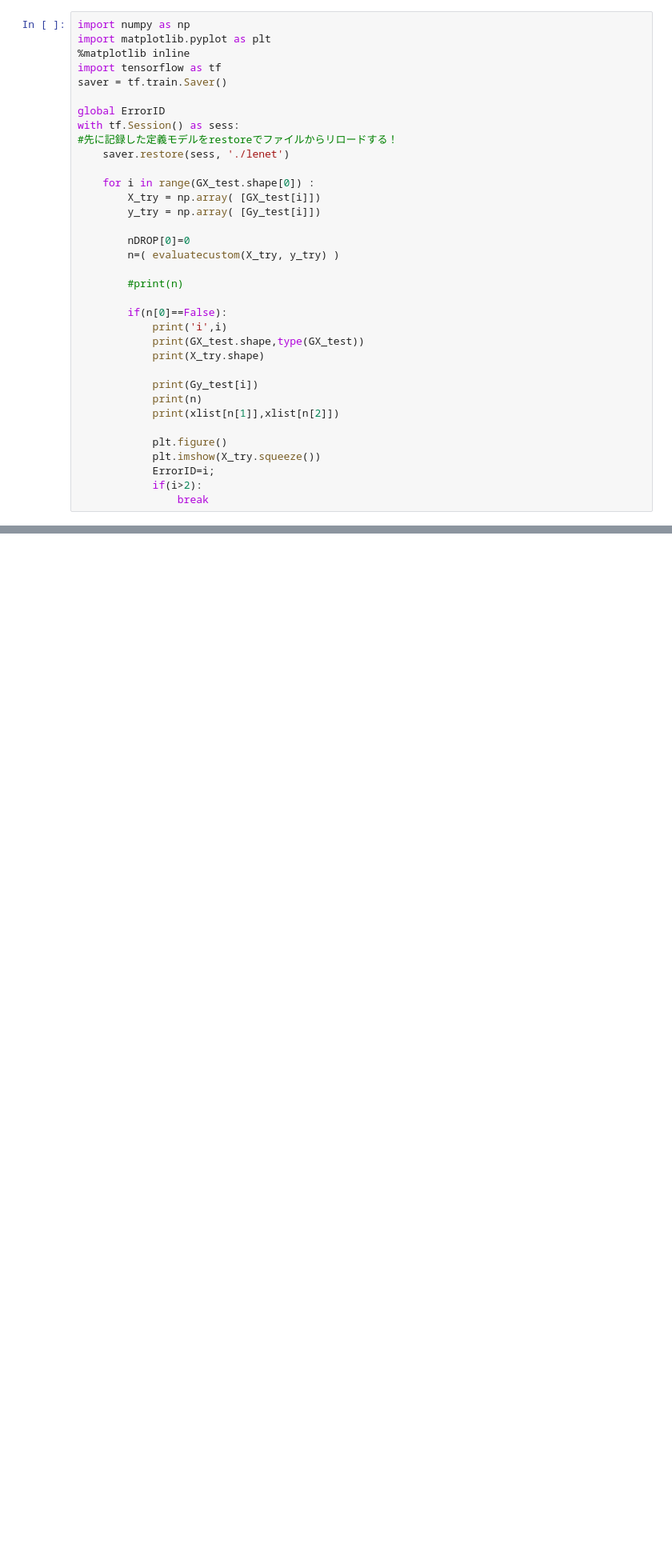
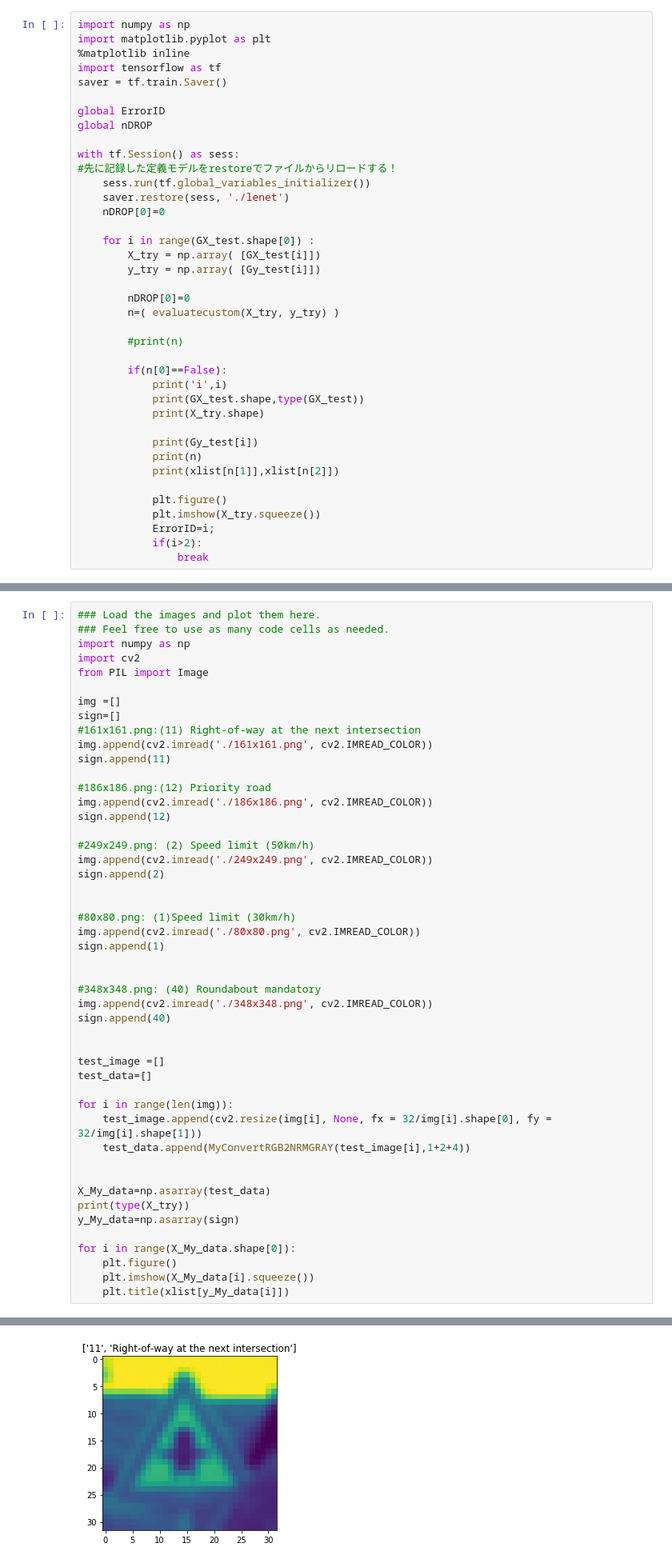
Before and after one commit to KSHIBA-HHQ/CarND-Traffic-Sign-Classifier-Project, a Jupyter notebook: Traffic_Sign_Classifier.ipynb, the cells around one changed output, grey strips where cells are left out. Shown: that part at 80% size. Cells and saved outputs as stored; diff of their text form; blank space fills up the shorter version.

```diff
--- a/Traffic_Sign_Classifier.ipynb
+++ b/Traffic_Sign_Classifier.ipynb
@@ -1137,9 +1155,13 @@ import tensorflow as tf
 saver = tf.train.Saver()
 
 global ErrorID
+global nDROP
+
 with tf.Session() as sess:
 #先に記録した定義モデルをrestoreでファイルからリロードする！
+    sess.run(tf.global_variables_initializer())
     saver.restore(sess, './lenet')
+    nDROP[0]=0
 
     for i in range(GX_test.shape[0]) :
         X_try = np.array( [GX_test[i]])
@@ -1304,2 +1264,51 @@ INFO:tensorflow:Restoring parameters from ./lenet
 # %% [markdown]
 ### Predict the Sign Type for Each Image
+# %%
+### Load the images and plot them here.
+### Feel free to use as many code cells as needed.
+import numpy as np
+import cv2
+from PIL import Image
+
+img =[]
+sign=[]
+#161x161.png:(11) Right-of-way at the next intersection
+img.append(cv2.imread('./161x161.png', cv2.IMREAD_COLOR))
+sign.append(11)
+
+#186x186.png:(12) Priority road
+img.append(cv2.imread('./186x186.png', cv2.IMREAD_COLOR))
+sign.append(12)
+
+#249x249.png: (2) Speed limit (50km/h)
+img.append(cv2.imread('./249x249.png', cv2.IMREAD_COLOR))
+sign.append(2)
+
+
+#80x80.png: (1)Speed limit (30km/h)
+img.append(cv2.imread('./80x80.png', cv2.IMREAD_COLOR))
+sign.append(1)
+
+
+#348x348.png: (40) Roundabout mandatory
+img.append(cv2.imread('./348x348.png', cv2.IMREAD_COLOR))
+sign.append(40)
+
+
+test_image =[]
+test_data=[]
+
+for i in range(len(img)):
+    test_image.append(cv2.resize(img[i], None, fx = 32/img[i].shape[0], fy = 32/img[i].shape[1]))
+    test_data.append(MyConvertRGB2NRMGRAY(test_image[i],1+2+4))
+
+
+X_My_data=np.asarray(test_data)
+print(type(X_try))
+y_My_data=np.asarray(sign)
+
+for i in range(X_My_data.shape[0]):
+    plt.figure()
+    plt.imshow(X_My_data[i].squeeze())
+    plt.title(xlist[y_My_data[i]])
+# %% [output]
@@ -1305,0 +1316 @@ INFO:tensorflow:Restoring parameters from ./lenet
+[figure, added]
```
Also changed, not shown: parts of 13 cells of this notebook.
